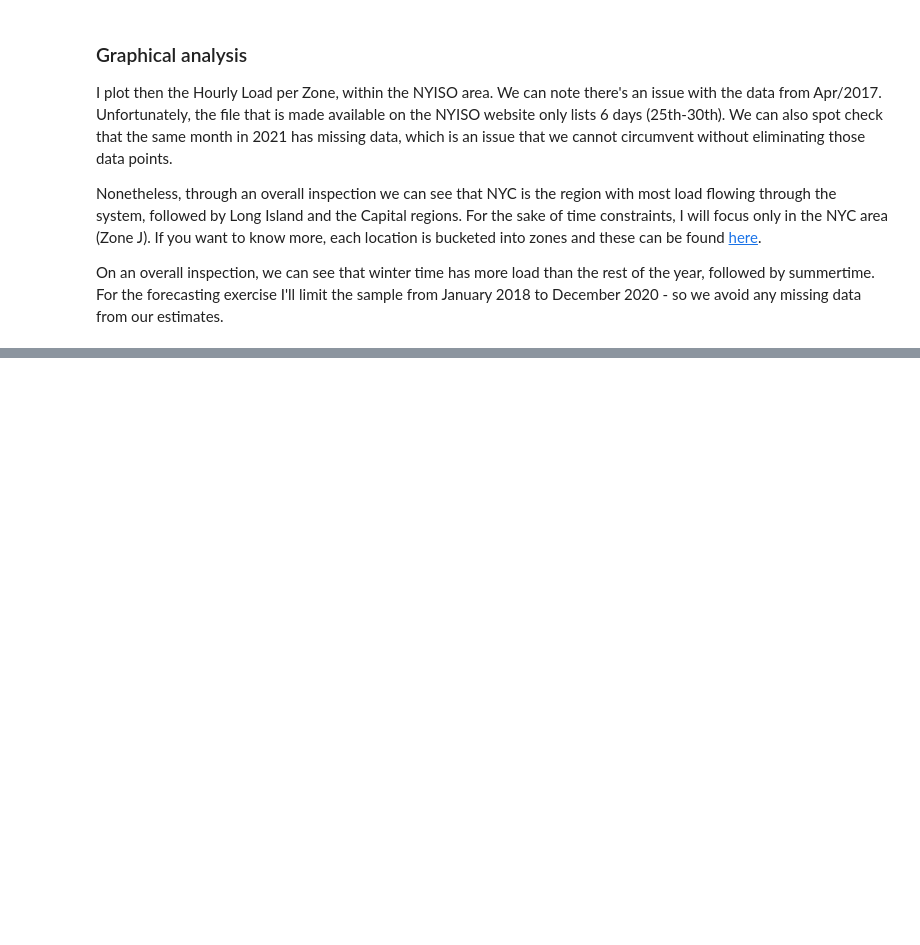
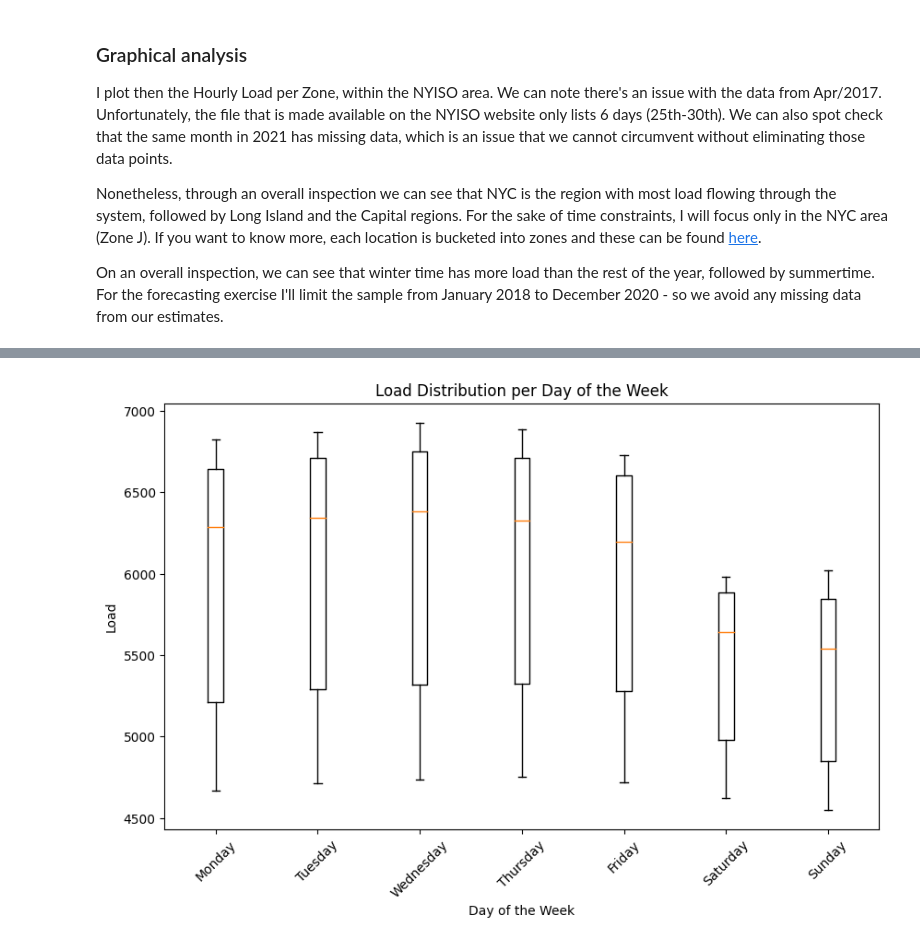
Before and after one commit to ovilar/phase_5-project, a Jupyter notebook: index.ipynb, the cells around one changed output, grey strips where cells are left out. Cells and saved outputs as stored; diff of their text form; code cells hidden in the pictures; blank space fills up the shorter version.

```diff
--- a/index.ipynb
+++ b/index.ipynb
@@ -317,0 +343,21 @@ plt.show();
+# %%
+# Setting up information for a box plot
+data['day'] = data['Time Stamp'].dt.day_name()
+data['month'] = data['Time Stamp'].dt.month
+data['year'] = data['Time Stamp'].dt.year
+
+# Grouping by Day
+daily_group = data.groupby(['day', data['Time Stamp'].dt.hour])['Load'].mean()
+
+# Daily plot
+fig, ax = plt.subplots(figsize = (10, 6))
+days = ['Monday', 'Tuesday', 'Wednesday', 'Thursday', 'Friday', 'Saturday', 'Sunday']
+for day in days:
+    ax.boxplot(daily_group[day].values, positions = [days.index(day)])
+ax.set_xticklabels(days, rotation = 45)
+ax.set_xlabel('Day of the Week')
+ax.set_ylabel('Load')
+plt.title('Load Distribution per Day of the Week')
+plt.show()
+# %% [output]
+[figure, added]
```
Also changed, not shown: parts of 71 cells of this notebook.
